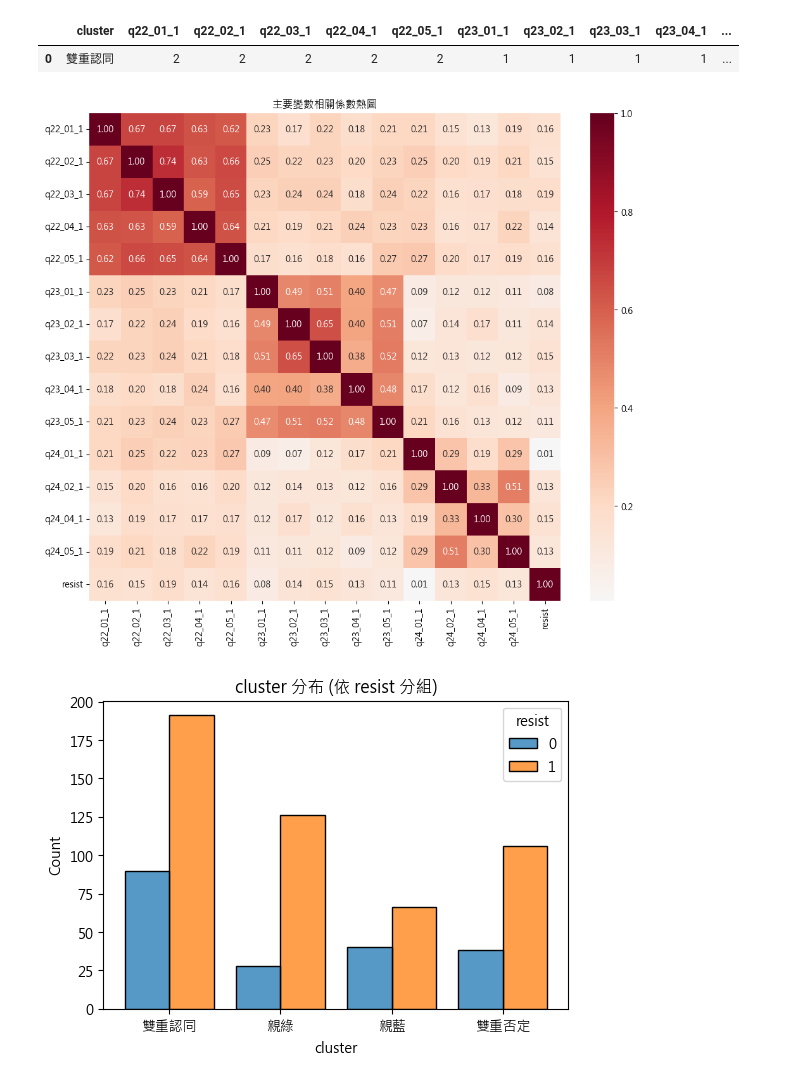
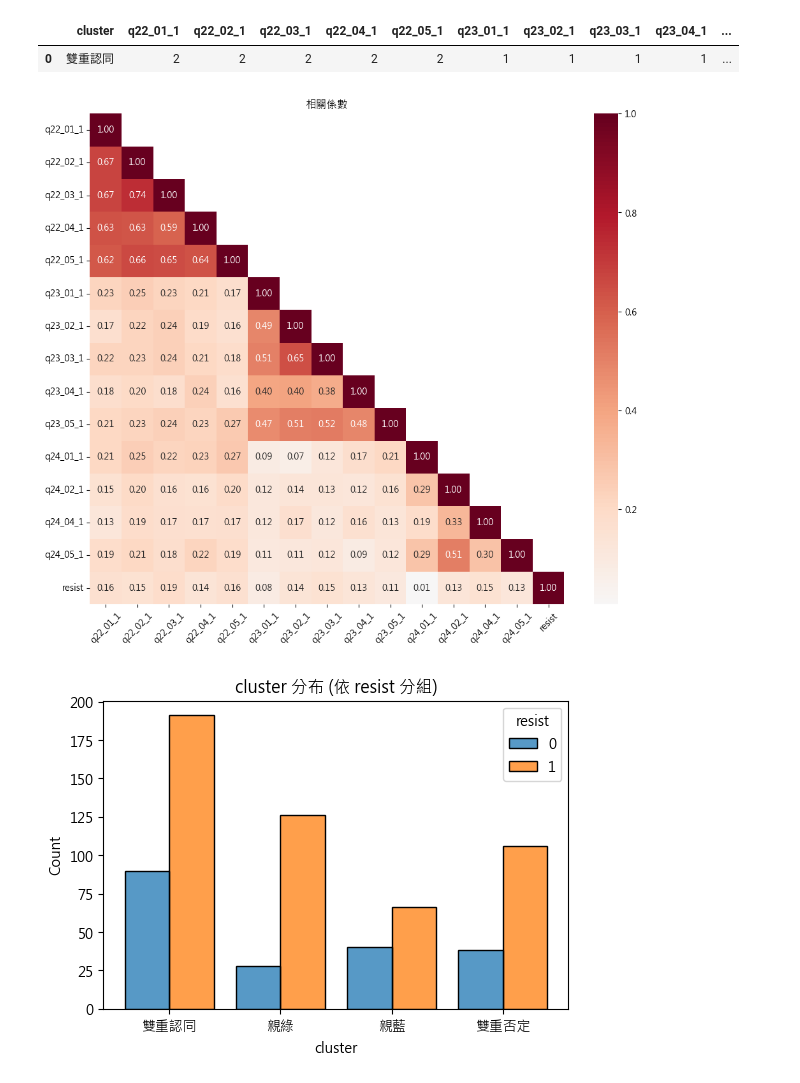
Before and after one commit to JackHuang0125/WHAT_I_DID, a Jupyter notebook: 0 2025資料科學漫步/1_資料科學漫步.ipynb, the cells around one changed output. Cells and saved outputs as stored; diff of their text form; code cells hidden in the pictures.

```diff
--- a/0 2025資料科學漫步/1_資料科學漫步.ipynb
+++ b/0 2025資料科學漫步/1_資料科學漫步.ipynb
@@ -25,7 +25,7 @@ import lightgbm as lgb
 # %%
 # df = pd.read_spss(r"C:\Users\User\Downloads\D00224_2\data.sav")
 # df.to_csv('Dataset.csv', encoding='utf-8-sig', index=False)
-df = pd.read_csv(r"C:\Users\No\Documents\GitHub\psychic-spoon\0 2025資料科學漫步\Dataset.csv")
+df = pd.read_csv(r"C:\Users\User\Documents\GitHub\psychic-spoon\0 2025資料科學漫步\Dataset.csv")
 df = df[df['rq21a'] == '答對'].reset_index(drop=True) # 篩選有效樣本中的注意力題答對的樣本
 df['resist'] = np.where(df['q28_5']=='(05)沒有做過上述的抵制行為(跳答至37a題 )', 0, 1)
 df.shape
@@ -932,11 +932,12 @@ full_df.head(1)
 # %%
 # corr_matrix = full_df.drop(columns=['q1', 'cluster', 'q3', 'age_g', 'edu_g']).corr(method='pearson')
 corr_matrix = full_df.drop(columns=['cluster']).corr(method='pearson')
-
+mask = np.triu(np.ones_like(corr_matrix, dtype=bool), k=1)
 plt.figure(figsize=(12, 10))
-sns.heatmap(corr_matrix, annot=True, cmap="RdBu_r", center=0, fmt=".2f")
-plt.title("主要變數相關係數熱圖")
+sns.heatmap(corr_matrix, annot=True, cmap="RdBu_r", center=0, fmt=".2f", mask=mask)
+plt.title("相關係數")
+plt.xticks(rotation=45)
 plt.show()
 # %% [output]
-[figure, old version]
+[figure, new version]
 # %%
```
Also changed, not shown: parts of 14 cells of this notebook.
